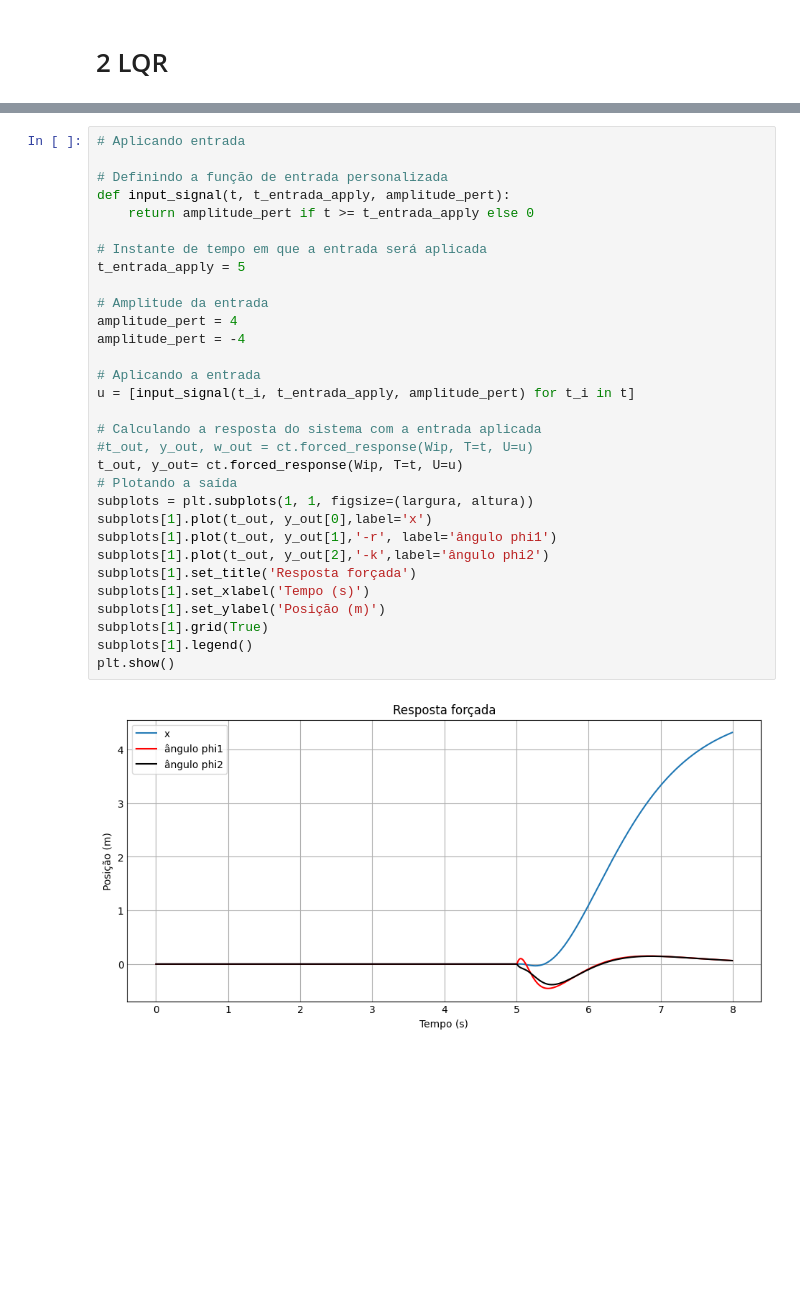
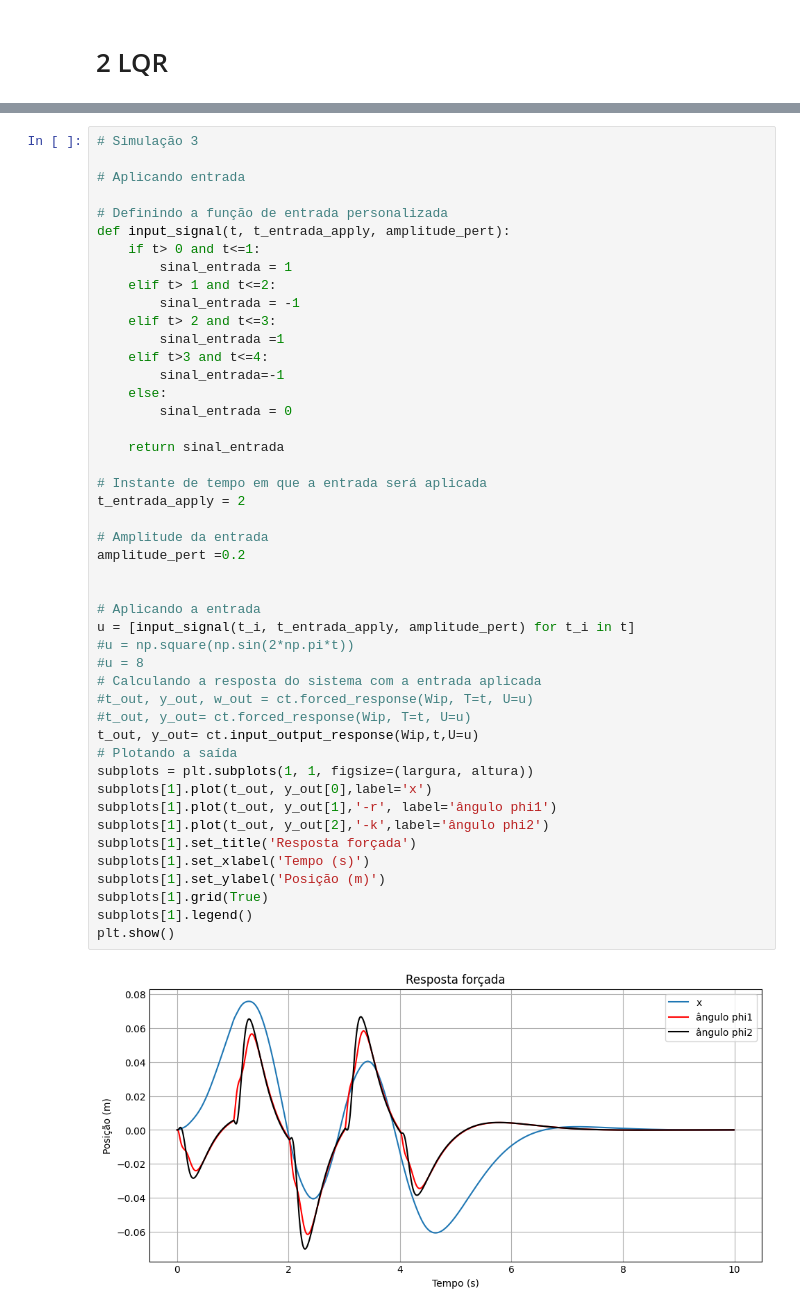
Before and after one commit to thebrendonbarbosa/Projeto_TCC_DPI_Thalyson, a Jupyter notebook: scripts/Controladores/LQR/LQR_duplo_pêndulo.ipynb, the cells around one changed output, grey strips where cells are left out. Cells and saved outputs as stored; diff of their text form; blank space fills up the shorter version.

```diff
--- a/scripts/Controladores/LQR/LQR_duplo_pêndulo.ipynb
+++ b/scripts/Controladores/LQR/LQR_duplo_pêndulo.ipynb
@@ -131,33 +227,48 @@ plt.show()
 # %%
+# Simulação 3
+
 # Aplicando entrada
 
 # Definindo a função de entrada personalizada
 def input_signal(t, t_entrada_apply, amplitude_pert):
-    return amplitude_pert if t >= t_entrada_apply else 0
+    if t> 0 and t<=1:
+        sinal_entrada = 1
+    elif t> 1 and t<=2:
+        sinal_entrada = -1
+    elif t> 2 and t<=3:
+        sinal_entrada =1
+    elif t>3 and t<=4:
+        sinal_entrada=-1
+    else:
+        sinal_entrada = 0
+
+    return sinal_entrada
 
 # Instante de tempo em que a entrada será aplicada
-t_entrada_apply = 5
+t_entrada_apply = 2
 
 # Amplitude da entrada
-amplitude_pert = 4
-amplitude_pert = -4
+amplitude_pert =0.2
+
 
 # Aplicando a entrada
 u = [input_signal(t_i, t_entrada_apply, amplitude_pert) for t_i in t]
-
+#u = np.square(np.sin(2*np.pi*t))
+#u = 8
 # Calculando a resposta do sistema com a entrada aplicada
 #t_out, y_out, w_out = ct.forced_response(Wip, T=t, U=u)
-t_out, y_out= ct.forced_response(Wip, T=t, U=u)
+#t_out, y_out= ct.forced_response(Wip, T=t, U=u)
+t_out, y_out= ct.input_output_response(Wip,t,U=u)
 # Plotando a saída
 subplots = plt.subplots(1, 1, figsize=(largura, altura))
 subplots[1].plot(t_out, y_out[0],label='x')
 subplots[1].plot(t_out, y_out[1],'-r', label='ângulo phi1')
 subplots[1].plot(t_out, y_out[2],'-k',label='ângulo phi2')
 subplots[1].set_title('Resposta forçada')
 subplots[1].set_xlabel('Tempo (s)')
 subplots[1].set_ylabel('Posição (m)')
 subplots[1].grid(True)
 subplots[1].legend()
 plt.show()
 # %% [output]
-[figure, old version]
+[figure, new version]
```
Also changed, not shown: parts of 10 cells of this notebook.
